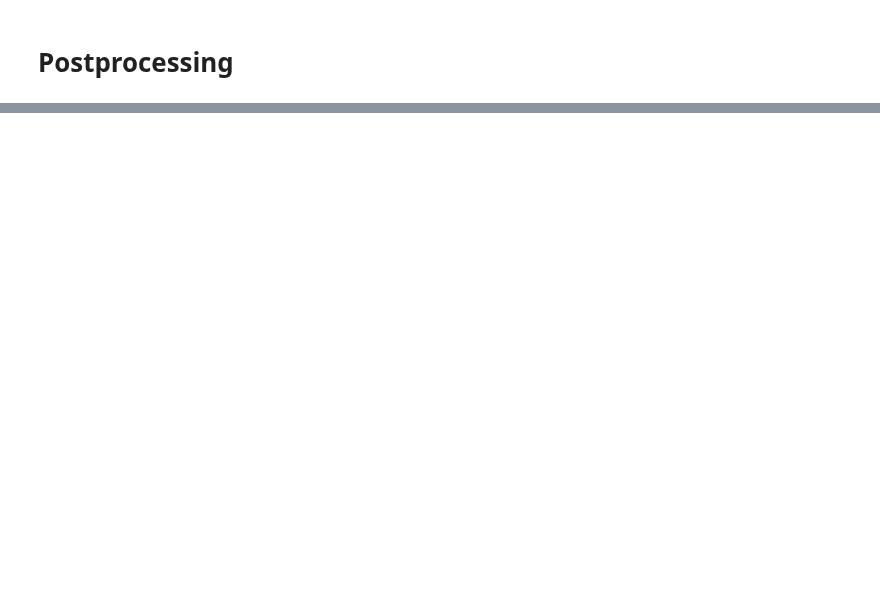
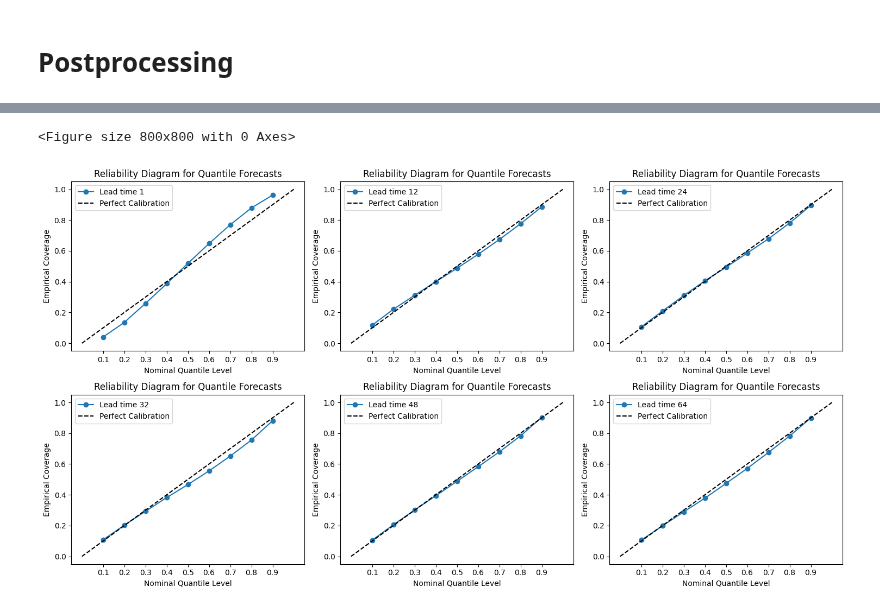
Before and after one commit to LouisSko/master-thesis, a Jupyter notebook: notebook.ipynb, the cells around one changed output, grey strips where cells are left out. Cells and saved outputs as stored; diff of their text form; code cells hidden in the pictures; blank space fills up the shorter version.

```diff
--- a/notebook.ipynb
+++ b/notebook.ipynb
@@ -364,0 +150,6 @@ predictions_benchmark_nn.results[64].get_random_plot()
+# %%
+predictions_raw = joblib.load("data/predictions/predictions_raw.joblib")
+predictions_post_qr = joblib.load("data/predictions/predictions_post_qr.joblib")
+predictions_post_nrml = joblib.load("data/predictions/predictions_post_nrml.joblib")
+predictions_benchmark_nn = joblib.load("data/predictions/predictions_benchmark_nn.joblib")
+predictions_benchmark_qr = joblib.load("data/predictions/predictions_benchmark_qr.joblib")
@@ -364,0 +226,5 @@ predictions_benchmark_nn.results[64].get_random_plot()
+# %%
+predictions_raw.get_reliability_diagram(lead_times=[1, 12, 24, 32, 48, 64])
+# %% [output]
+<Figure size 800x800 with 0 Axes>
+[figure, added]
```
Also changed, not shown: parts of 86 cells of this notebook.
